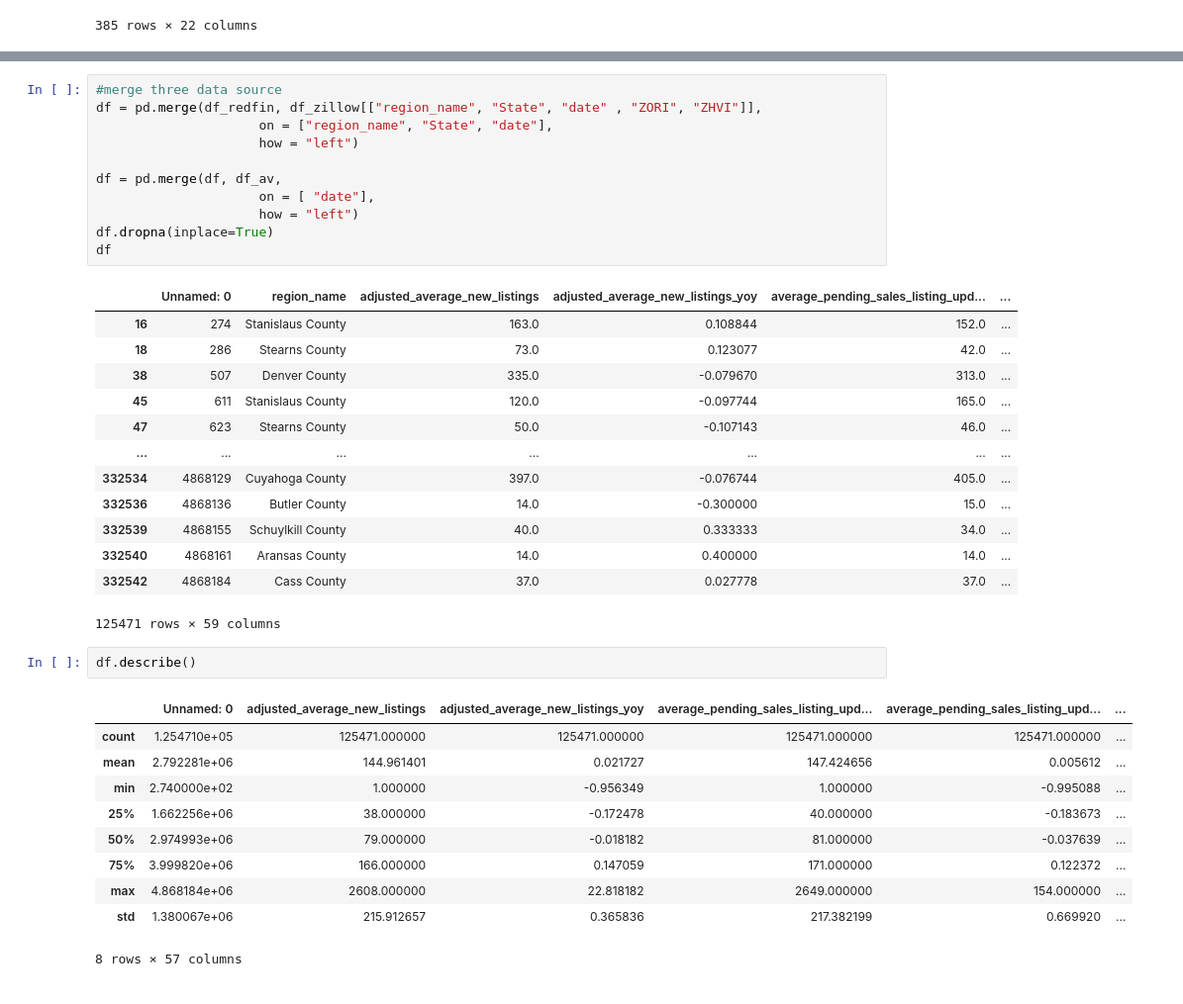
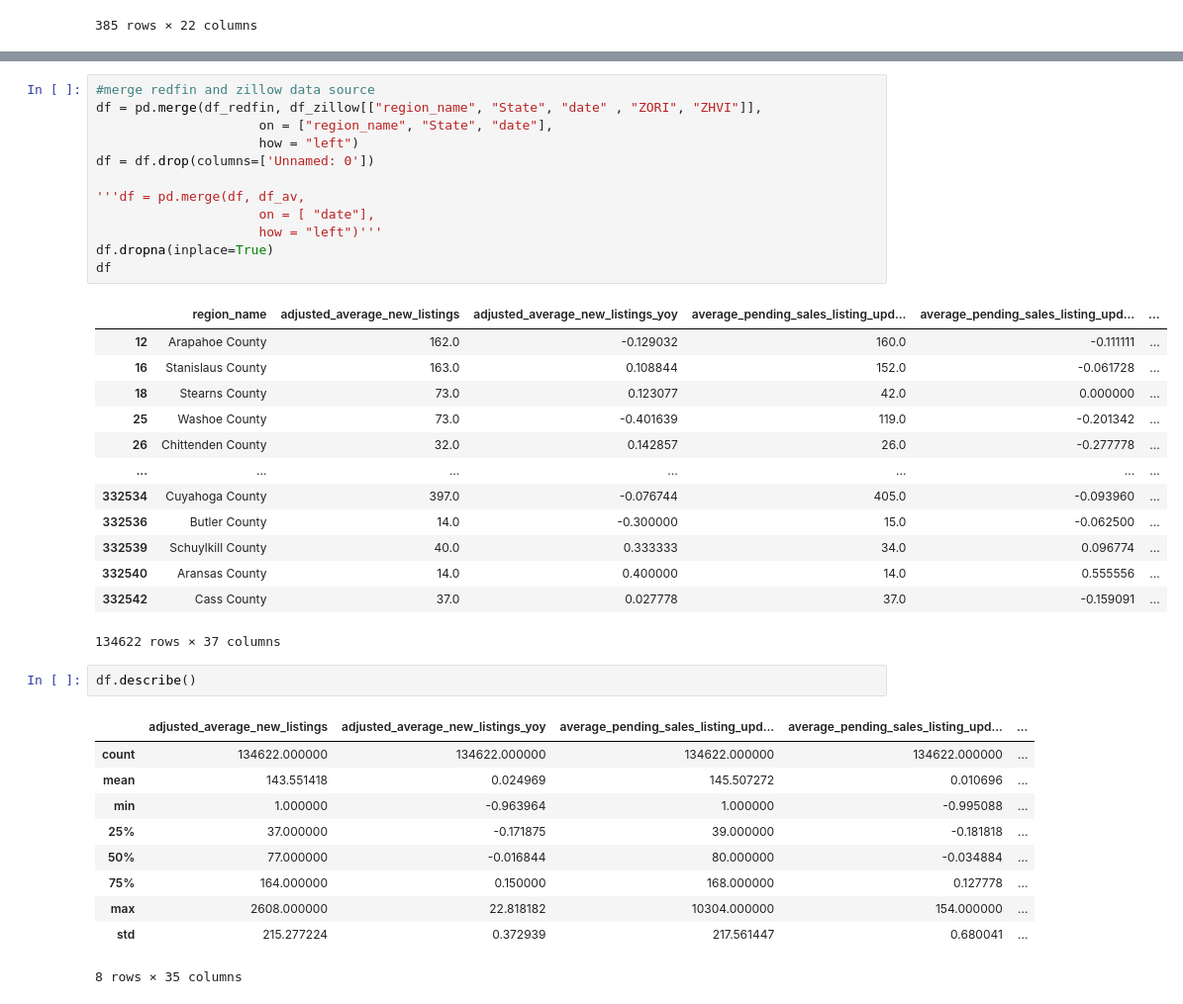
Before and after one commit to itsGarrin/us-residential-housing-price-prediction, a Jupyter notebook: notebooks/data_preprocessing.ipynb, the cells around one changed output, grey strips where cells are left out. Shown at 99% size. Drawn from its saved outputs; the diff is of its cells as text.

```diff
--- a/notebooks/data_preprocessing.ipynb
+++ b/notebooks/data_preprocessing.ipynb
@@ -166,38 +169,39 @@ memory usage: 18.9 KB
 # %%
-#merge three data source
+#merge redfin and zillow data source
 df = pd.merge(df_redfin, df_zillow[["region_name", "State", "date" , "ZORI", "ZHVI"]],
                      on = ["region_name", "State", "date"],
                      how = "left")
+df = df.drop(columns=['Unnamed: 0'])
 
-df = pd.merge(df, df_av,
+'''df = pd.merge(df, df_av,
                      on = [ "date"],
-                     how = "left")
+                     how = "left")'''
 df.dropna(inplace=True)
 df
 # %% [output]
-|  | Unnamed: 0 | region_name | adjusted_average_new_listings | adjusted_average_new_listings_yoy | average_pending_sales_listing_upd... | ... |
-| 16 | 274 | Stanislaus County | 163.0 | 0.108844 | 152.0 | ... |
-| 18 | 286 | Stearns County | 73.0 | 0.123077 | 42.0 | ... |
-| 38 | 507 | Denver County | 335.0 | -0.079670 | 313.0 | ... |
-| 45 | 611 | Stanislaus County | 120.0 | -0.097744 | 165.0 | ... |
-| 47 | 623 | Stearns County | 50.0 | -0.107143 | 46.0 | ... |
+|  | region_name | adjusted_average_new_listings | adjusted_average_new_listings_yoy | average_pending_sales_listing_upd... | average_pending_sales_listing_upd... | ... |
+| 12 | Arapahoe County | 162.0 | -0.129032 | 160.0 | -0.111111 | ... |
+| 16 | Stanislaus County | 163.0 | 0.108844 | 152.0 | -0.061728 | ... |
+| 18 | Stearns County | 73.0 | 0.123077 | 42.0 | 0.000000 | ... |
+| 25 | Washoe County | 73.0 | -0.401639 | 119.0 | -0.201342 | ... |
+| 26 | Chittenden County | 32.0 | 0.142857 | 26.0 | -0.277778 | ... |
 | ... | ... | ... | ... | ... | ... | ... |
-| 332534 | 4868129 | Cuyahoga County | 397.0 | -0.076744 | 405.0 | ... |
-| 332536 | 4868136 | Butler County | 14.0 | -0.300000 | 15.0 | ... |
-| 332539 | 4868155 | Schuylkill County | 40.0 | 0.333333 | 34.0 | ... |
-| 332540 | 4868161 | Aransas County | 14.0 | 0.400000 | 14.0 | ... |
-| 332542 | 4868184 | Cass County | 37.0 | 0.027778 | 37.0 | ... |
+| 332534 | Cuyahoga County | 397.0 | -0.076744 | 405.0 | -0.093960 | ... |
+| 332536 | Butler County | 14.0 | -0.300000 | 15.0 | -0.062500 | ... |
+| 332539 | Schuylkill County | 40.0 | 0.333333 | 34.0 | 0.096774 | ... |
+| 332540 | Aransas County | 14.0 | 0.400000 | 14.0 | 0.555556 | ... |
+| 332542 | Cass County | 37.0 | 0.027778 | 37.0 | -0.159091 | ... |
-125471 rows × 59 columns
+134622 rows × 37 columns
 # %%
 df.describe()
 # %% [output]
-|  | Unnamed: 0 | adjusted_average_new_listings | adjusted_average_new_listings_yoy | average_pending_sales_listing_upd... | average_pending_sales_listing_upd... | ... |
-| count | 1.254710e+05 | 125471.000000 | 125471.000000 | 125471.000000 | 125471.000000 | ... |
-| mean | 2.792281e+06 | 144.961401 | 0.021727 | 147.424656 | 0.005612 | ... |
-| min | 2.740000e+02 | 1.000000 | -0.956349 | 1.000000 | -0.995088 | ... |
-| 25% | 1.662256e+06 | 38.000000 | -0.172478 | 40.000000 | -0.183673 | ... |
-| 50% | 2.974993e+06 | 79.000000 | -0.018182 | 81.000000 | -0.037639 | ... |
-| 75% | 3.999820e+06 | 166.000000 | 0.147059 | 171.000000 | 0.122372 | ... |
-| max | 4.868184e+06 | 2608.000000 | 22.818182 | 2649.000000 | 154.000000 | ... |
-| std | 1.380067e+06 | 215.912657 | 0.365836 | 217.382199 | 0.669920 | ... |
+|  | adjusted_average_new_listings | adjusted_average_new_listings_yoy | average_pending_sales_listing_upd... | average_pending_sales_listing_upd... | ... |
+| count | 134622.000000 | 134622.000000 | 134622.000000 | 134622.000000 | ... |
+| mean | 143.551418 | 0.024969 | 145.507272 | 0.010696 | ... |
+| min | 1.000000 | -0.963964 | 1.000000 | -0.995088 | ... |
+| 25% | 37.000000 | -0.171875 | 39.000000 | -0.181818 | ... |
+| 50% | 77.000000 | -0.016844 | 80.000000 | -0.034884 | ... |
+| 75% | 164.000000 | 0.150000 | 168.000000 | 0.127778 | ... |
+| max | 2608.000000 | 22.818182 | 10304.000000 | 154.000000 | ... |
+| std | 215.277224 | 0.372939 | 217.561447 | 0.680041 | ... |
-8 rows × 57 columns
+8 rows × 35 columns
```
Also changed, not shown: parts of 7 cells of this notebook, 22 other files.
